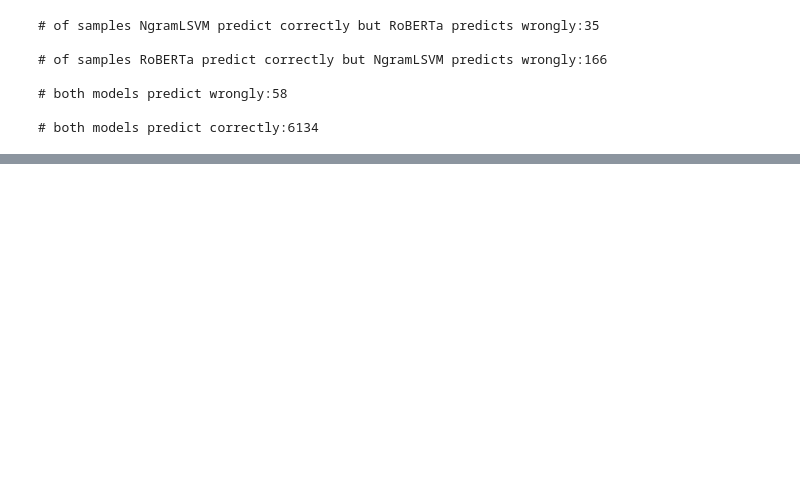
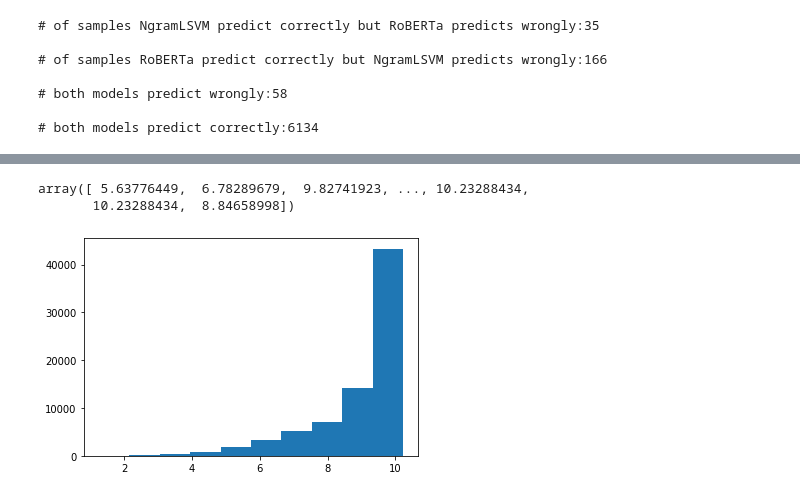
Before and after one commit to HamedBabaei/hatespeech-statistcal-analysis, a Jupyter notebook: notebooks/error-analysis.ipynb, the cells around one changed output, grey strips where cells are left out. Cells and saved outputs as stored; diff of their text form; code cells hidden in the pictures; blank space fills up the shorter version.

```diff
--- a/notebooks/error-analysis.ipynb
+++ b/notebooks/error-analysis.ipynb
@@ -34,10 +35,6 @@ tfidf = TfidfVectorizer(ngram_range=(2,4), sublinear_tf=True, analyzer='char')
 def process_tweet(tweet):
     return " ".join(re.sub("(@[A-Za-z0-9]+)|([^0-9A-Za-z \t])", " ", tweet.lower()).split())
 # %%
-val = DataReader.load_csv("../datasets/twitter/intermediate/twitter_val.csv")
-val['processed_tweets'] = val['tweet'].apply(process_tweet)
-
-
 test = DataReader.load_csv("../datasets/twitter/intermediate/twitter_test.csv")
 test['processed_tweets'] = test['tweet'].apply(process_tweet)
 
@@ -50,5 +47,10 @@ NgramLSVM_predicts = DataReader.load_json("../logs/twitter-evaluation-ml.json")
 RoBERTa_predicts = DataReader.load_json("../logs/twitter-evaluation-roberta.json")
 
 print(f"RoBERTa_predicts keys:{RoBERTa_predicts.keys()}")
+
+# Train the same tfidf vectorize as the NgramLSVM used
+tfidf.fit(train['processed_tweets'])
+
+print(f"Size of Vocabulary: {len(tfidf.vocabulary_)}")
 # %% [output]
 |  | tweet | label | processed_tweets |
@@ -161,0 +140,14 @@ len(gold)
+# %%
+tfidf.idf_
+# %% [output]
+array([ 5.63776449,  6.78289679,  9.82741923, ..., 10.23288434,
+       10.23288434,  8.84658998])
+# %%
+import matplotlib.pyplot as plt
+
+
+# IDF histogram
+plt.hist(tfidf.idf_.astype('float'))
+plt.show()
+# %% [output]
+[figure, added]
```
Also changed, not shown: parts of 16 cells of this notebook, 4 other files.
